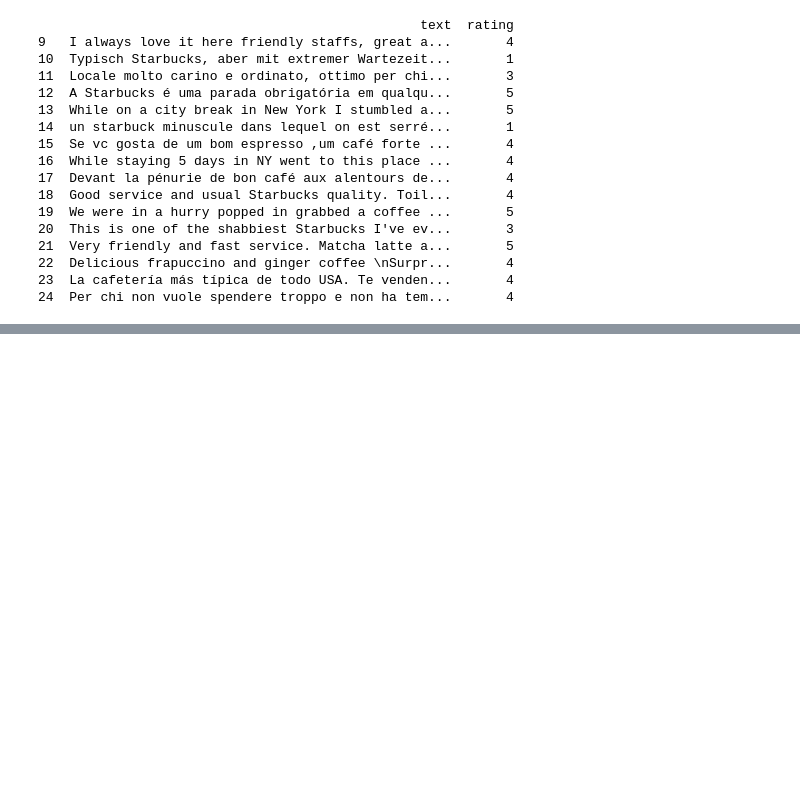
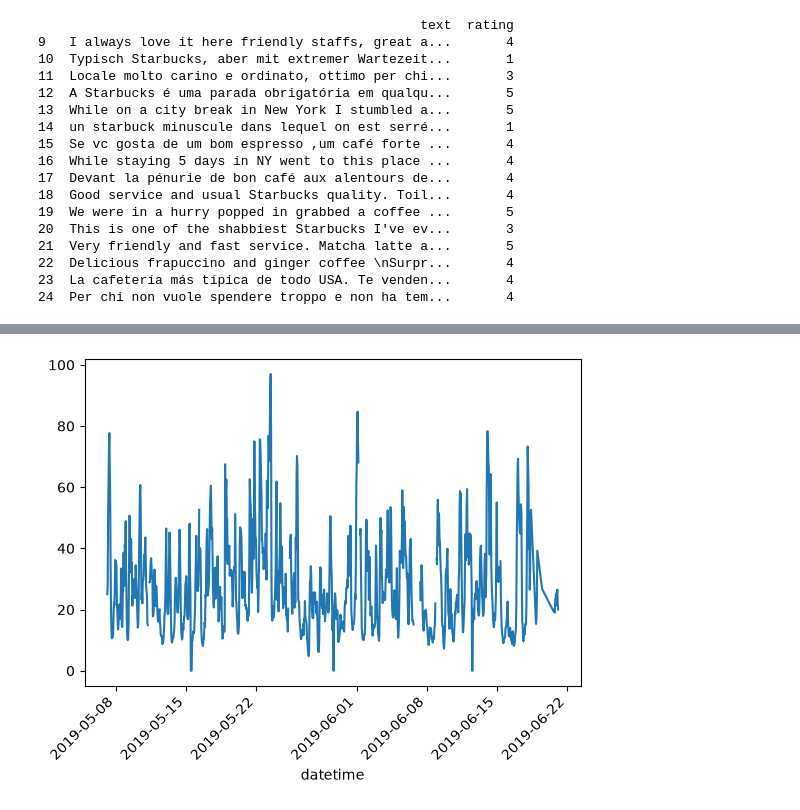
Before and after one commit to Muelvzz/pandas-personal-study, a Jupyter notebook: main.ipynb, the cells around one changed output, grey strips where cells are left out. Cells and saved outputs as stored; diff of their text form; code cells hidden in the pictures; blank space fills up the shorter version.

```diff
--- a/main.ipynb
+++ b/main.ipynb
@@ -200,0 +218,10 @@ print(selected)
+# %%
+# How to select the graph to show
+
+air_quality_graph = air_quality_review.set_index("datetime")["station_paris"].plot()
+air_quality_graph.set_xlabel("datetime")
+
+plt.xticks(rotation=45)
+plt.show()
+# %% [output]
+[figure, added]
```
Also changed, not shown: parts of 6 cells of this notebook, 4 other files.
